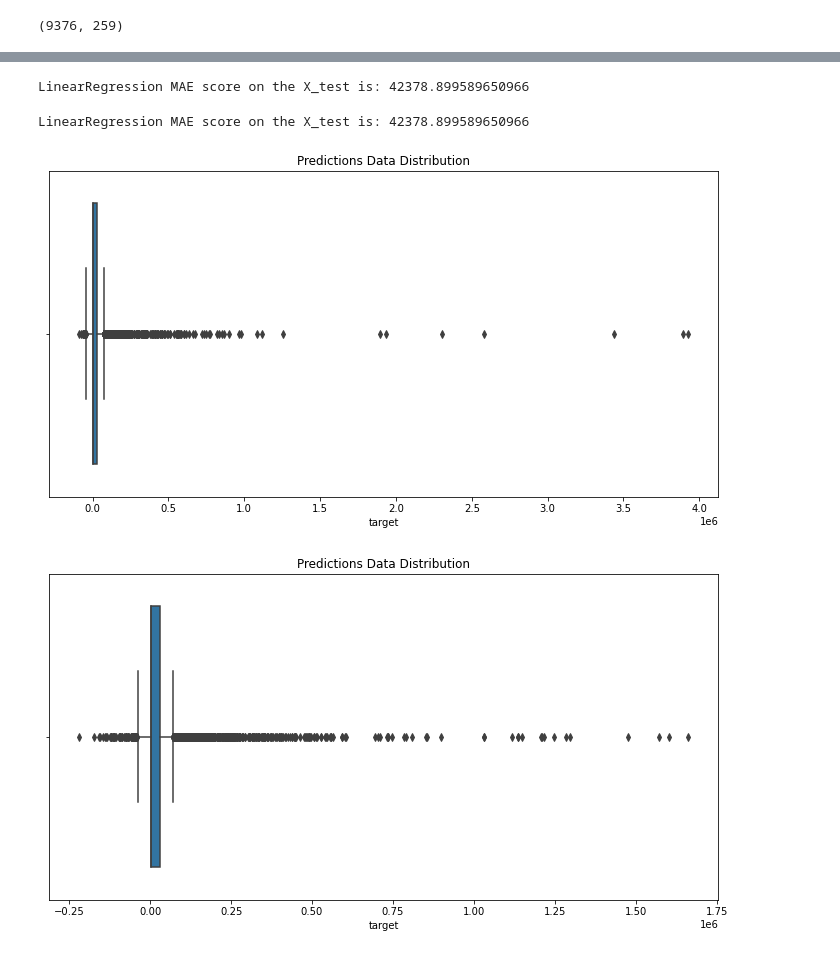
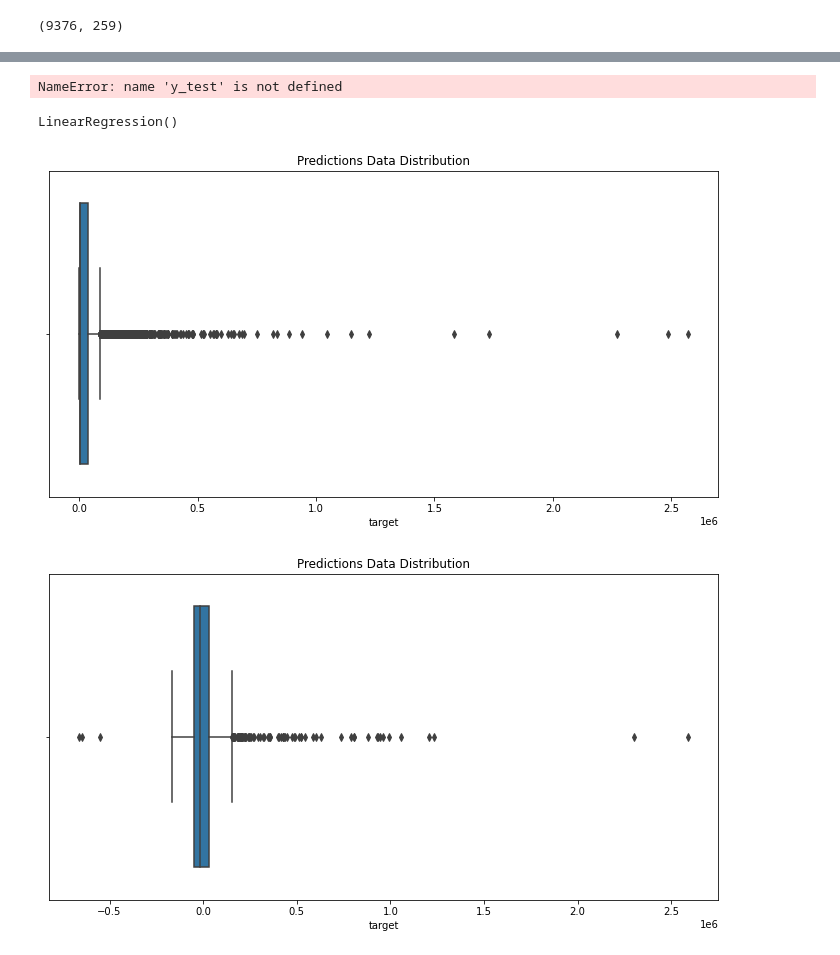
Before and after one commit to simiel/2022UHA, a Jupyter notebook: notebook/2.ipynb, the cells around one changed output, grey strips where cells are left out. Saved outputs shown, nothing was run; the diff lists cells and outputs as text; code cells hidden in the pictures.

```diff
--- a/notebook/2.ipynb
+++ b/notebook/2.ipynb
@@ -124,32 +125,32 @@ X = train[feature_cols]
 y = train.target
 
 # Split data into train and test sets
-X_train, X_test, y_train, y_test = train_test_split(X,y,test_size=0.5, random_state=123)
+# X_train, X_test, y_train, y_test = train_test_split(X,y,test_size=0.5, random_state=123)
 
 # Train model
-model = XGBRegressor()
-model.fit(X_train, y_train)
+model = RandomForestRegressor()
+model.fit(X, y)
 
 # Make predictions
-y_pred = model.predict(X_test)
+# y_pred = model.predict(X_test)
 
 # Check the MAE score of the model
-print(f'LinearRegression MAE score on the X_test is: {mean_absolute_error(y_test, y_pred)}')
+# print(f'LinearRegression MAE score on the X_test is: {mean_absolute_error(y_test, y_pred)}')
 # %% [output]
-LinearRegression MAE score on the X_test is: 42378.899589650966
+NameError: name 'y_test' is not defined
 # %%
 
 # Train model2
-model2 = LGBMRegressor()
-model2.fit(X_train, y_train)
+model2 = LinearRegression()
+model2.fit(X, y)
 
 # Make predictions
-y_pred2 = model2.predict(X_test)
+# y_pred2 = model2.predict(X_test)
 
 # Check the MAE score of the model
-print(f'LinearRegression MAE score on the X_test is: {mean_absolute_error(y_test, y_pred)}')
+# print(f'LinearRegression MAE score on the X_test is: {mean_absolute_error(y_test, y_pred)}')
 # %% [output]
-LinearRegression MAE score on the X_test is: 42378.899589650966
+LinearRegression()
 # %%
 # Make prediction on the test set
 test_df = test[feature_cols]
@@ -165,24 +166,24 @@ sns.boxplot(sub_file.target)
 plt.title('Predictions Data Distribution')
 
 # Write to csv file to submit to Zindi
-sub_file.to_csv("1meta.csv", index = False)
+sub_file.to_csv("RF1.csv", index = False)
 # %% [output]
-[figure, old version]
+[figure, new version]
 # %%
 # Make prediction on the test set
 test_df = test[feature_cols]
 predictions2 = model2.predict(test_df)
 
 # # Create a submission file
 sub_file = samplesubmission.copy()
 sub_file.target = predictions2
 
 # Check the distribution of your predictions
 plt.figure(figsize=(12, 6))
 sns.boxplot(sub_file.target)
 plt.title('Predictions Data Distribution')
 
 # Write to csv file to submit to Zindi
-sub_file.to_csv("2meta.csv", index = False)
+sub_file.to_csv("LR1.csv", index = False)
 # %% [output]
-[figure, old version]
+[figure, new version]
```
Also changed, not shown: parts of 3 cells of this notebook, 3 other files.
